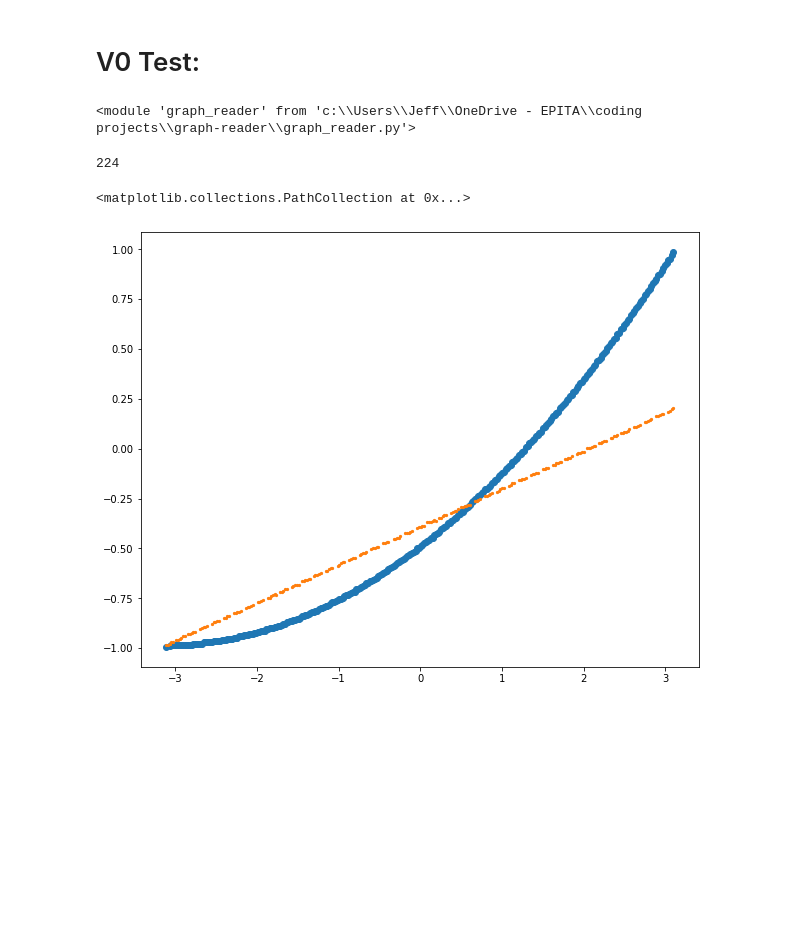
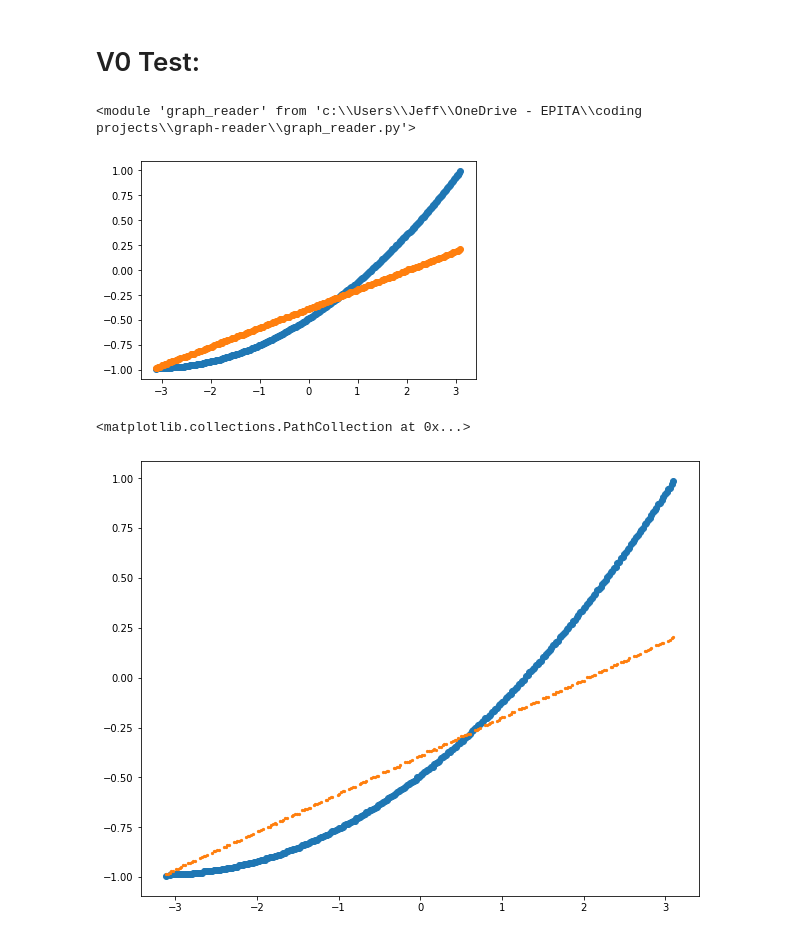
Before and after one commit to SsayanJ/graph-reader, a Jupyter notebook: sandbox.ipynb, the cells around one changed output. Cells and saved outputs as stored; diff of their text form; code cells hidden in the pictures; blank space fills up the shorter version.

```diff
--- a/sandbox.ipynb
+++ b/sandbox.ipynb
@@ -65,11 +72,10 @@ sample_line = r"sample_graphs\double_tiretee_simple.png"
 
 gr = graph_reader.GraphReader()
 gr.from_image(sample_line, 300)
-# %%
-len(gr.x_points[0])
-len(gr.y_points[1])
-# %% [output]
-224
+# %%
+gr.display_graph()
+# %% [output]
+[figure, added]
 # %%
 plt.figure(figsize=(10, 8))
 plt.scatter(gr.x_points[0], gr.y_points[0])
```
Also changed, not shown: parts of 32 cells of this notebook, 3 other files.
